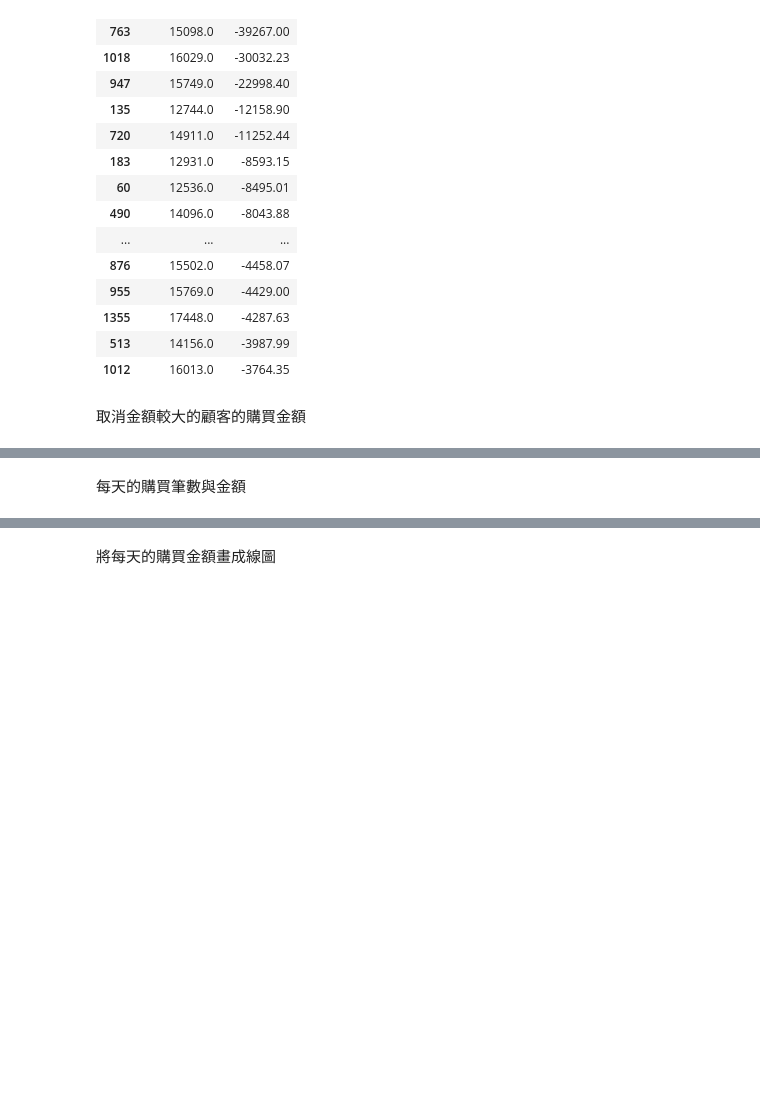
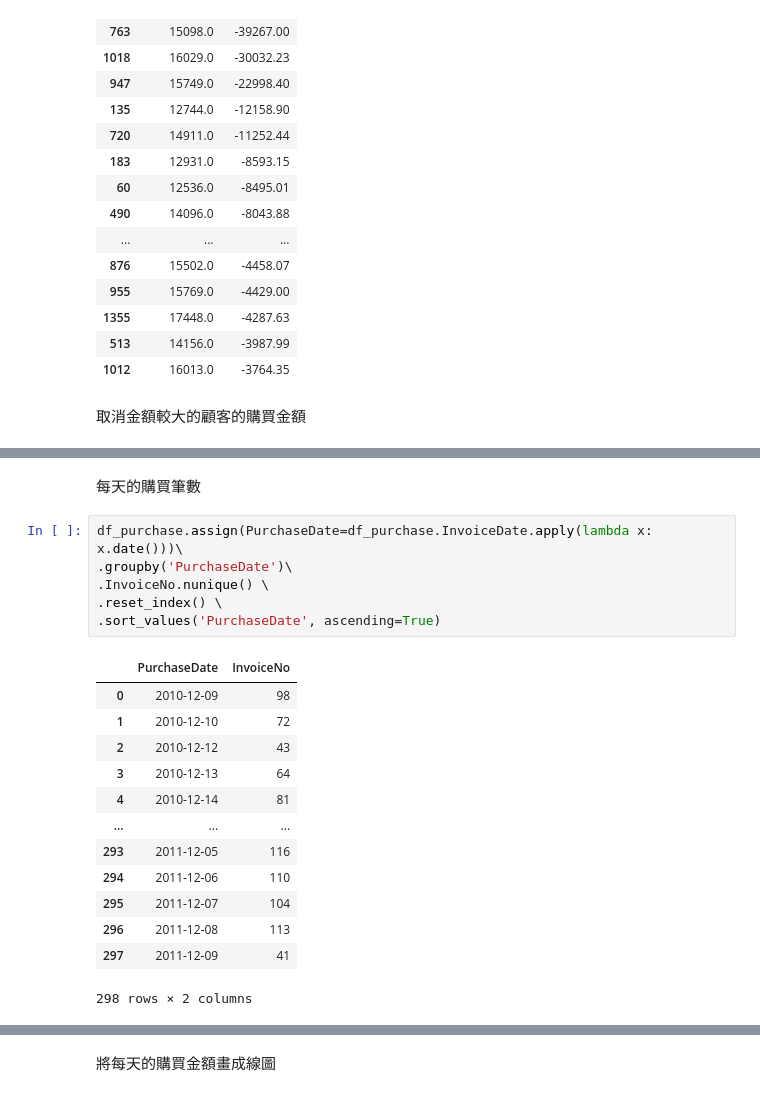
Before and after one commit to sungchien/ecommerce, a Jupyter notebook: 11-exploratory-data-analysis.ipynb, the cells around one changed output, grey strips where cells are left out. Drawn from its saved outputs; the diff is of its cells as text; blank space fills up the shorter version.

```diff
--- a/11-exploratory-data-analysis.ipynb
+++ b/11-exploratory-data-analysis.ipynb
@@ -326,5 +222,25 @@ major_canceller.rename(columns={"Total": "Cancel_Total"}) \
 | 16 | 15769.0 | -4429.00 | 56160.92 | 51731.92 |
 | 17 | 14156.0 | -3987.99 | 117057.43 | 113069.44 |
 | 18 | 16013.0 | -3764.35 | 36068.60 | 32304.25 |
-# %% [markdown]
-每天的購買筆數與金額
+# %% [markdown]
+每天的購買筆數
+# %%
+df_purchase.assign(PurchaseDate=df_purchase.InvoiceDate.apply(lambda x: x.date()))\
+.groupby('PurchaseDate')\
+.InvoiceNo.nunique() \
+.reset_index() \
+.sort_values('PurchaseDate', ascending=True)
+# %% [output]
+|  | PurchaseDate | InvoiceNo |
+| 0 | 2010-12-09 | 98 |
+| 1 | 2010-12-10 | 72 |
+| 2 | 2010-12-12 | 43 |
+| 3 | 2010-12-13 | 64 |
+| 4 | 2010-12-14 | 81 |
+| ... | ... | ... |
+| 293 | 2011-12-05 | 116 |
+| 294 | 2011-12-06 | 110 |
+| 295 | 2011-12-07 | 104 |
+| 296 | 2011-12-08 | 113 |
+| 297 | 2011-12-09 | 41 |
+298 rows × 2 columns
```
Also changed, not shown: parts of 44 cells of this notebook, 2 other files.
